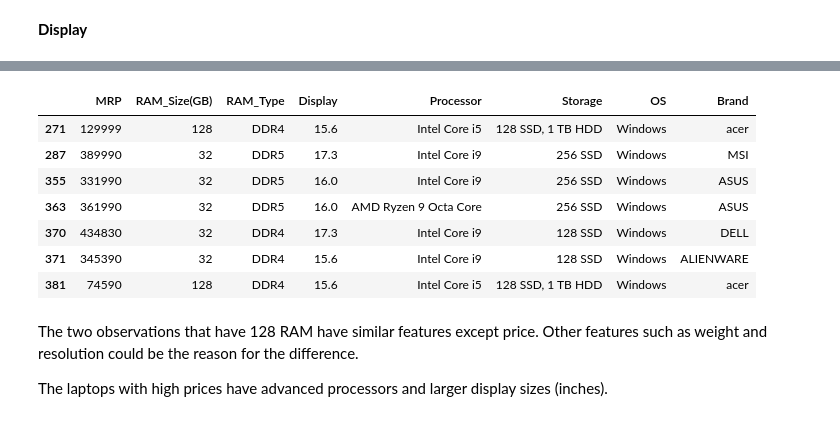
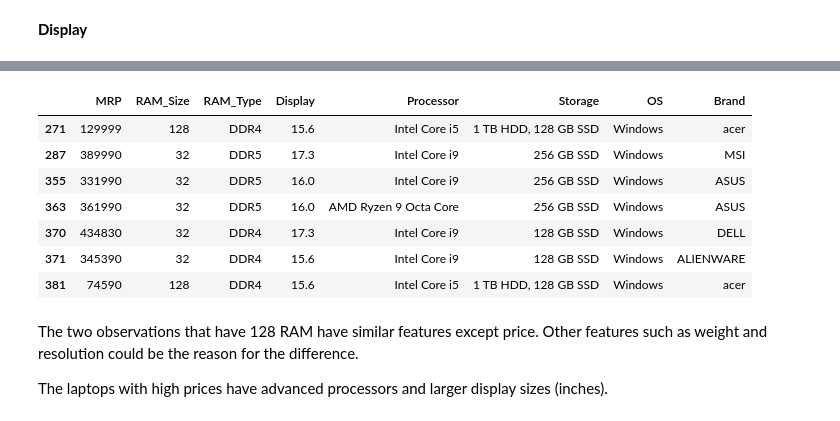
Before and after one commit to PerisN/Predict-Laptop-Prices-Streamlit, a Jupyter notebook: Notebooks/Exploration.ipynb, the cells around one changed output, grey strips where cells are left out. Cells and saved outputs as stored; diff of their text form; code cells hidden in the pictures.

```diff
--- a/Notebooks/Exploration.ipynb
+++ b/Notebooks/Exploration.ipynb
@@ -150,16 +151,16 @@ sns.boxplot(x='Display', data=df);
 # %% [output]
 [figure]
 # %%
-df.loc[(df['RAM_Size(GB)'] > df['RAM_Size(GB)'].quantile(0.99)) | (df['Display'] < df['Display'].quantile(0.01)) | (df['MRP'] > df['MRP'].quantile(0.99)) ]
+df.loc[(df['RAM_Size'] > df['RAM_Size'].quantile(0.99)) | (df['Display'] < df['Display'].quantile(0.01)) | (df['MRP'] > df['MRP'].quantile(0.99)) ]
 # %% [output]
-|  | MRP | RAM_Size(GB) | RAM_Type | Display | Processor | Storage | OS | Brand |
-| 271 | 129999 | 128 | DDR4 | 15.6 | Intel Core i5 | 128 SSD, 1 TB HDD | Windows | acer |
-| 287 | 389990 | 32 | DDR5 | 17.3 | Intel Core i9 | 256 SSD | Windows | MSI |
-| 355 | 331990 | 32 | DDR5 | 16.0 | Intel Core i9 | 256 SSD | Windows | ASUS |
-| 363 | 361990 | 32 | DDR5 | 16.0 | AMD Ryzen 9 Octa Core | 256 SSD | Windows | ASUS |
-| 370 | 434830 | 32 | DDR4 | 17.3 | Intel Core i9 | 128 SSD | Windows | DELL |
-| 371 | 345390 | 32 | DDR4 | 15.6 | Intel Core i9 | 128 SSD | Windows | ALIENWARE |
-| 381 | 74590 | 128 | DDR4 | 15.6 | Intel Core i5 | 128 SSD, 1 TB HDD | Windows | acer |
+|  | MRP | RAM_Size | RAM_Type | Display | Processor | Storage | OS | Brand |
+| 271 | 129999 | 128 | DDR4 | 15.6 | Intel Core i5 | 1 TB HDD, 128 GB SSD | Windows | acer |
+| 287 | 389990 | 32 | DDR5 | 17.3 | Intel Core i9 | 256 GB SSD | Windows | MSI |
+| 355 | 331990 | 32 | DDR5 | 16.0 | Intel Core i9 | 256 GB SSD | Windows | ASUS |
+| 363 | 361990 | 32 | DDR5 | 16.0 | AMD Ryzen 9 Octa Core | 256 GB SSD | Windows | ASUS |
+| 370 | 434830 | 32 | DDR4 | 17.3 | Intel Core i9 | 128 GB SSD | Windows | DELL |
+| 371 | 345390 | 32 | DDR4 | 15.6 | Intel Core i9 | 128 GB SSD | Windows | ALIENWARE |
+| 381 | 74590 | 128 | DDR4 | 15.6 | Intel Core i5 | 1 TB HDD, 128 GB SSD | Windows | acer |
 # %% [markdown]
 The two observations that have 128 RAM have similar features except price. Other features such as weight and resolution could be the reason for the difference.
 
```
Also changed, not shown: parts of 20 cells of this notebook.
